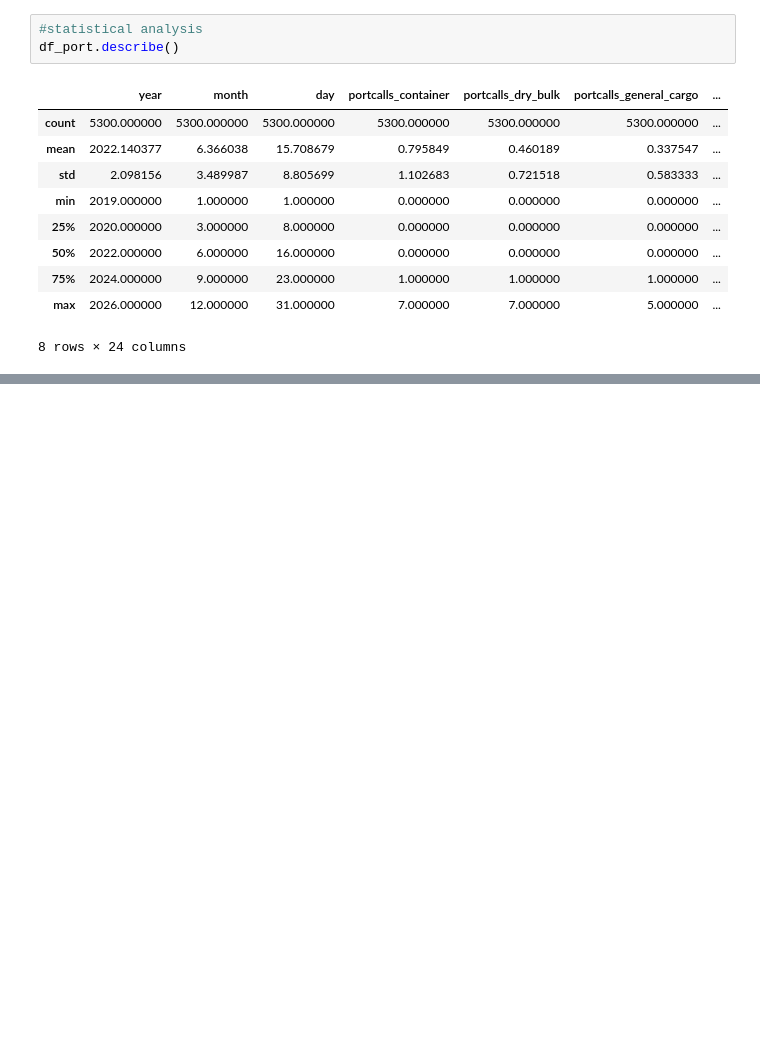
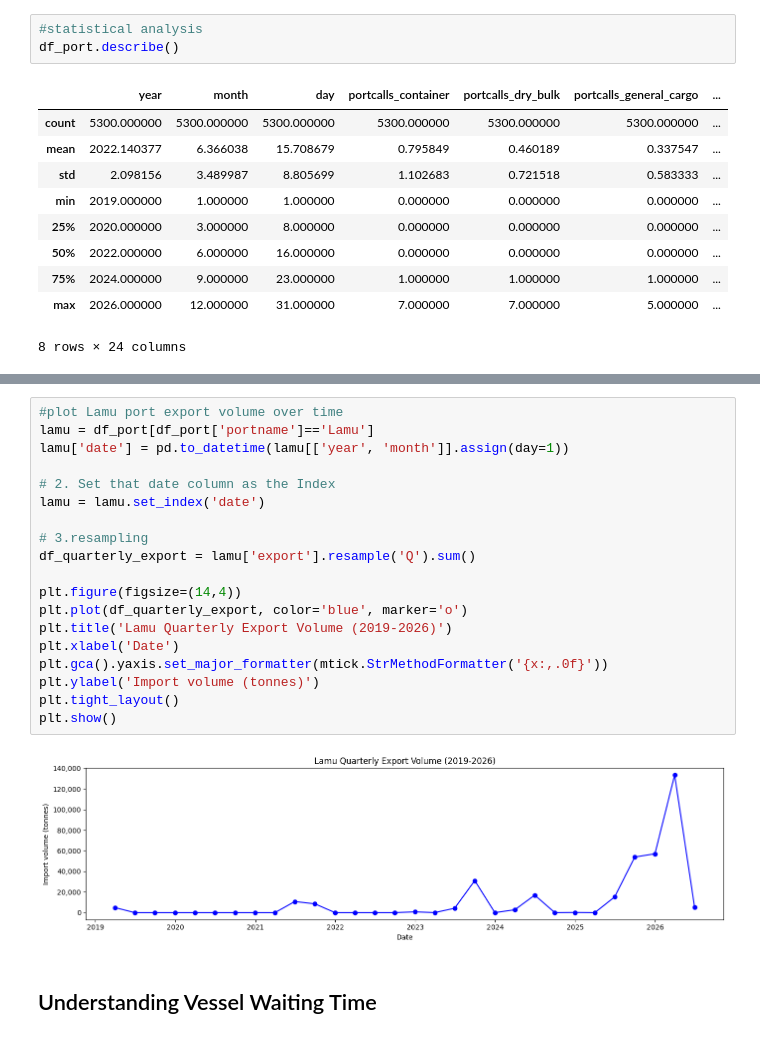
Before and after one commit to MutwiriC/Port-Distribution-Early-Warning-System, a Jupyter notebook: Port_Trade_Disruption_Early_Warning_System.ipynb, the cells around one changed output, grey strips where cells are left out. Saved outputs shown, nothing was run; the diff lists cells and outputs as text; blank space fills up the shorter version.

```diff
--- a/Port_Trade_Disruption_Early_Warning_System.ipynb
+++ b/Port_Trade_Disruption_Early_Warning_System.ipynb
@@ -146,0 +211,23 @@ df_port.describe()
+# %%
+#plot Lamu port export volume over time
+lamu = df_port[df_port['portname']=='Lamu']
+lamu['date'] = pd.to_datetime(lamu[['year', 'month']].assign(day=1))
+
+# 2. Set that date column as the Index
+lamu = lamu.set_index('date')
+
+# 3.resampling
+df_quarterly_export = lamu['export'].resample('Q').sum()
+
+plt.figure(figsize=(14,4))
+plt.plot(df_quarterly_export, color='blue', marker='o')
+plt.title('Lamu Quarterly Export Volume (2019-2026)')
+plt.xlabel('Date')
+plt.gca().yaxis.set_major_formatter(mtick.StrMethodFormatter('{x:,.0f}'))
+plt.ylabel('Import volume (tonnes)')
+plt.tight_layout()
+plt.show()
+# %% [output]
+[figure, added]
+# %% [markdown]
+## Understanding Vessel Waiting Time
```
Also changed, not shown: parts of 18 cells of this notebook, 1 other file.
